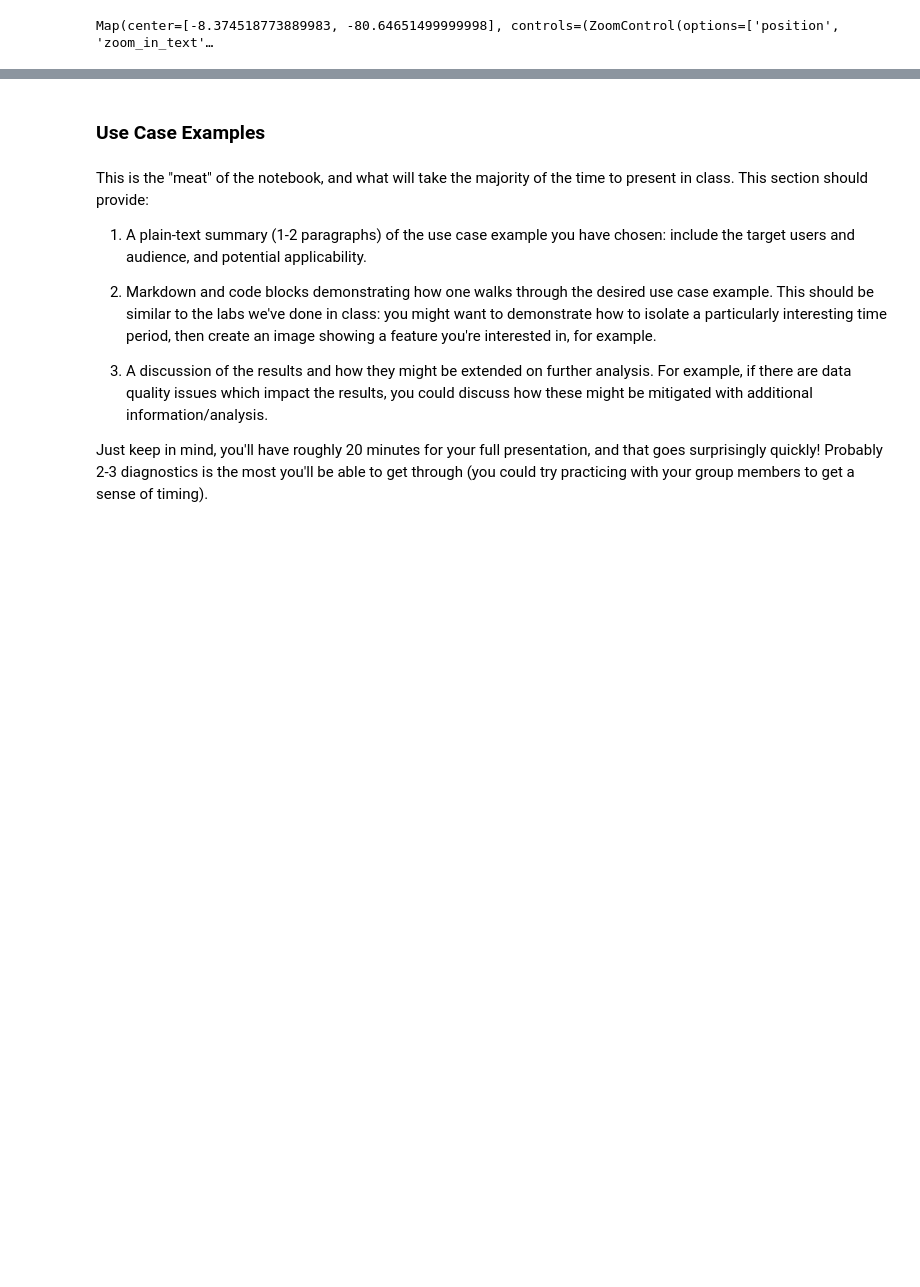
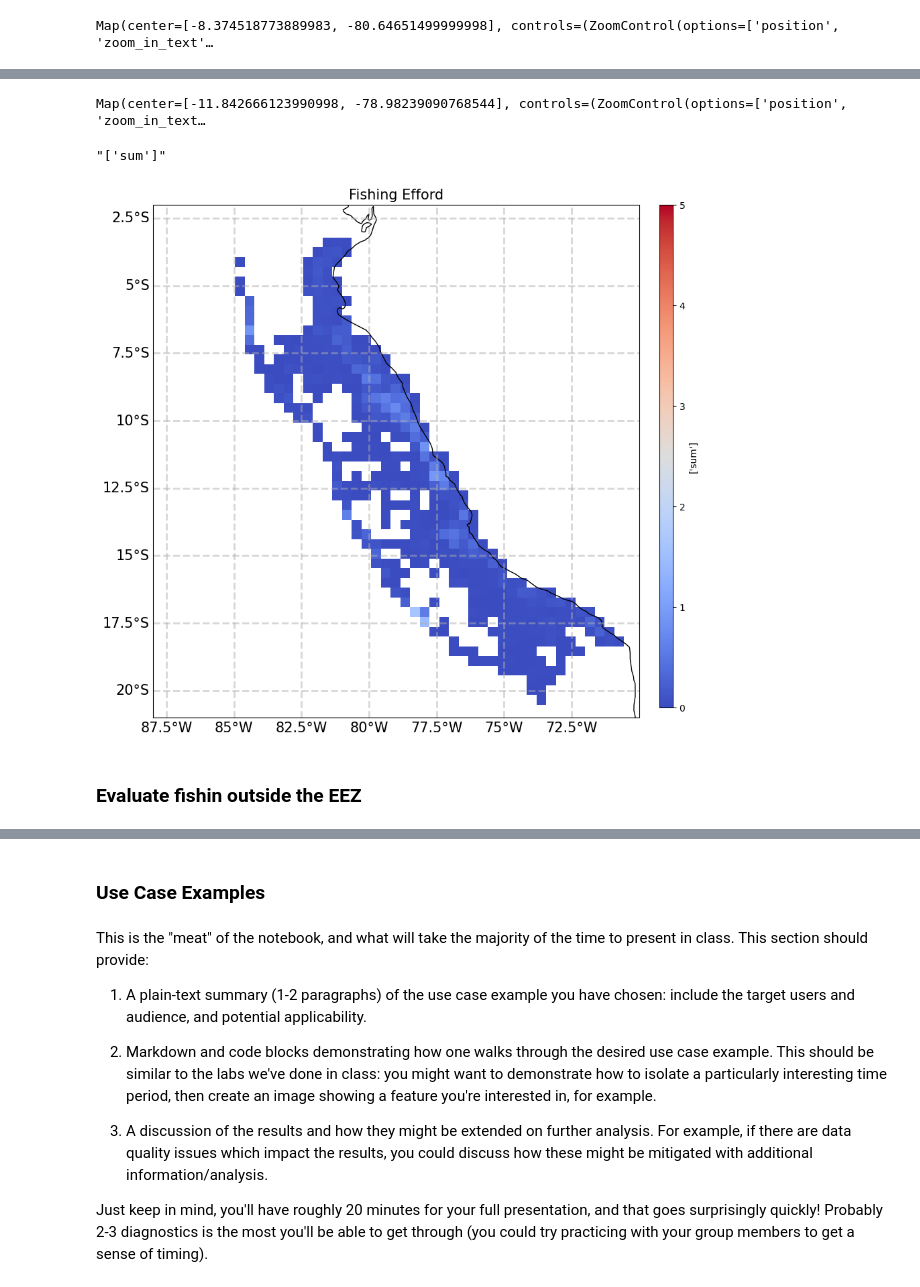
Before and after one commit to jessicafrench/Peruvian-Fisheries-Analysis, a Jupyter notebook: final_project_draft.ipynb, the cells around one changed output, grey strips where cells are left out. Saved outputs shown, nothing was run; the diff lists cells and outputs as text; code cells hidden in the pictures; blank space fills up the shorter version.

Commit message:
adding the new document of metadata

```diff
--- a/final_project_draft.ipynb
+++ b/final_project_draft.ipynb
@@ -236,0 +243,27 @@ Map(center=[-8.374518773889983, -80.64651499999998], controls=(ZoomControl(optio
+# %%
+# The resulting List from the geojson file has an extra bracket that we have to remove to be read it as a polygon
+from itertools import chain
+aoi = ee.Geometry.Polygon([i for i in chain.from_iterable(coords)])
+# %%
+
+# Filter by "WLD" to get all global fishing vessel hours rasters in 2016 by Peru's EEZ extend
+effort_all_EEZ = dataset.filterMetadata('country', 'equals', 'WLD') \
+    .filterDate('2016-01-01','2017-01-01') \
+        .filterBounds(aoi) \
+            .map(lambda image: image.clip(aoi));
+# Aggregate 2016 collection to single image of global fishing effort
+effort_EZZ = effort_all_EEZ.sum();
+# Sum bands to get total effort across gear types
+effort_EZZ = effort_EZZ.reduce(ee.Reducer.sum());
+# Mask out pixels with no effort
+effort_EZZ = effort_EZZ.mask(effort_EZZ.gt(0));
+# %%
+# Add the total fishing effort layer
+Map4 = geemap.Map(zoom = 2)
+Map4.centerObject(aoi, 5)
+Map4.setOptions('HYBRID');
+Map4.addLayer(aoi, {'color': 'white','width': 1.5}, "EEZ of Perú");
+Map4.addLayer(effort_EZZ,trawlersVis2);
+Map4
+# %% [output]
+Map(center=[-11.842666123990998, -78.98239090768544], controls=(ZoomControl(options=['position', 'zoom_in_text…
@@ -236,0 +274,48 @@ Map(center=[-8.374518773889983, -80.64651499999998], controls=(ZoomControl(optio
+# %%
+band_names = effort_EZZ.bandNames()
+str(band_names.getInfo())
+# %% [output]
+"['sum']"
+# %%
+# Visualization parameters
+visParams = {'bands': ['sum'],
+             'min': 0,
+             'max': 5,
+            }
+
+fig = plt.figure(figsize=(10, 15))
+
+# create a new Plate-Carree projection
+projection = ccrs.PlateCarree()
+
+# plot the result with cartoee
+ax = cartoee.get_map(effort_EZZ, vis_params=visParams, proj=projection, cmap='coolwarm')
+
+# Define the lon/lat extent of the plot
+ax.set_extent([-88,-70,-2,-21])
+
+# Draw in coastlines
+ax.coastlines()
+
+# Draw grid lines
+gl=ax.gridlines(crs=ccrs.PlateCarree(), draw_labels=True,
+                  linewidth=2, alpha=0.5, linestyle='--')
+
+# Set parameters for grid lines
+gl.xlabels_top = False
+gl.ylabels_right = False
+gl.xlabel_style = {'size': 15}
+gl.ylabel_style = {'size': 15}
+
+# Set plot title
+ax.set_title(label='Fishing Efford', fontsize=15)
+
+# Add color bar
+cartoee.add_colorbar(ax,visParams,loc="right",cmap='coolwarm')
+
+# Display plot
+plt.show()
+# %% [output]
+[figure, added]
+# %% [markdown]
+### Evaluate fishin outside the EEZ
```
Also changed, not shown: parts of 24 cells of this notebook, 1 other file.
